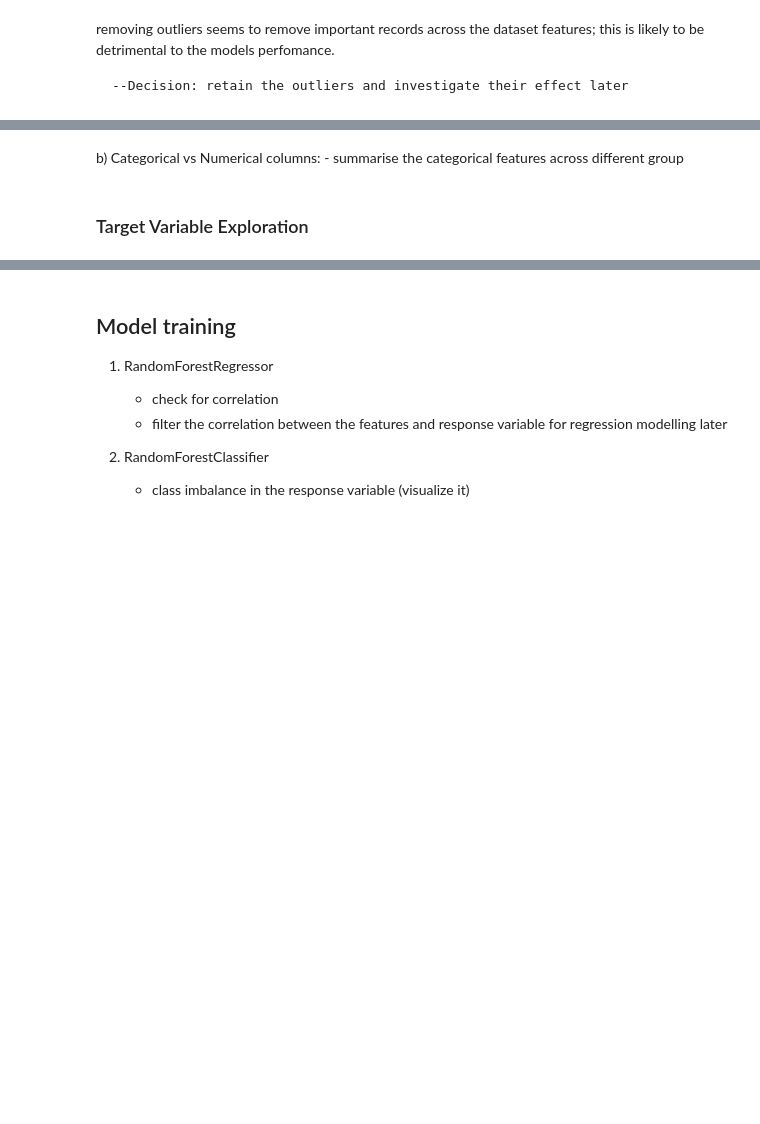
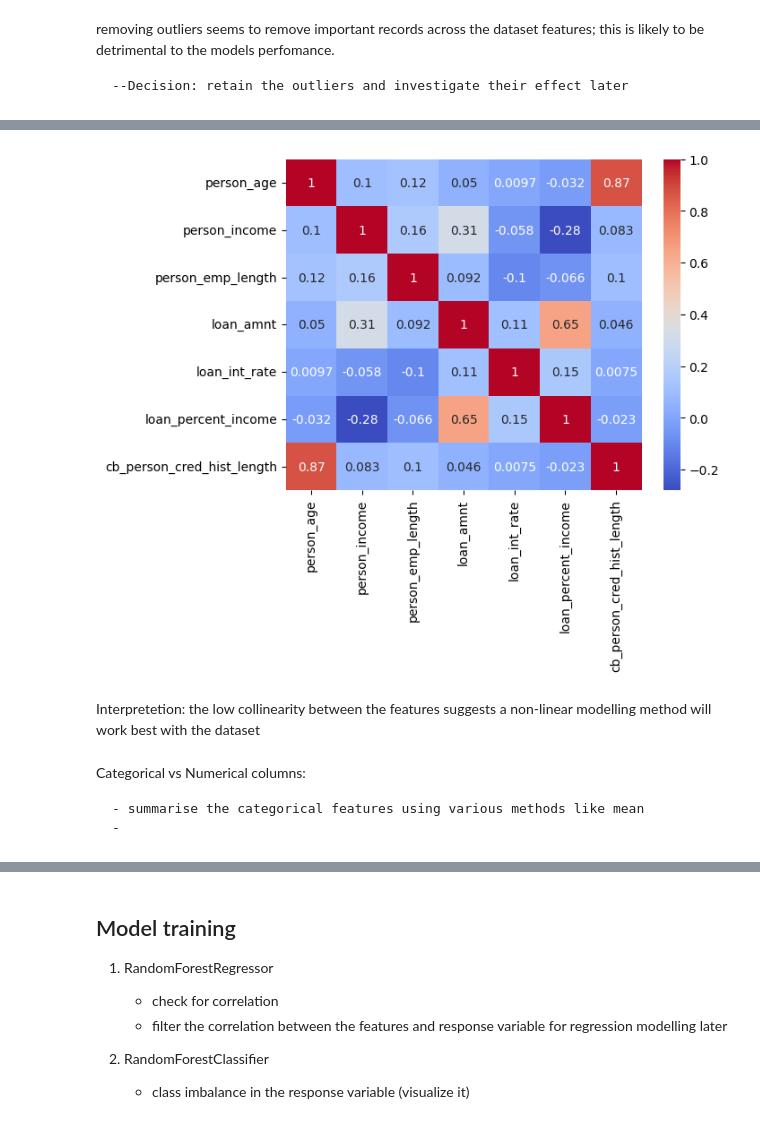
Before and after one commit to Morris-mk/Loan_Approval_Predictor, a Jupyter notebook: project.ipynb, the cells around one changed output, grey strips where cells are left out. Drawn from its saved outputs; the diff is of its cells as text; code cells hidden in the pictures; blank space fills up the shorter version.

```diff
--- a/project.ipynb
+++ b/project.ipynb
@@ -200,0 +264,4 @@ a) Numerical vs Numerical columns:
+# %%
+corr_matrix = train[numerical_columns].corr()
+round(corr_matrix, 2)
+#print(round(corr_matrix, 2))
@@ -201,5 +277,13 @@ a) Numerical vs Numerical columns:
+# %%
+#create a correlation heat_map
+sns.heatmap(corr_matrix, annot= True,cmap= 'coolwarm' )
+plt.show()
+# %% [output]
+[figure, added]
+# %% [markdown]
+Interpretetion: the low collinearity between the features suggests a non-linear modelling method will work best with the dataset
 # %% [markdown]
-b) Categorical vs Numerical columns:
-    - summarise the categorical features across different group
+Categorical vs Numerical columns:
+
+    - summarise the categorical features using various methods like mean
+    -
-# %% [markdown]
-### Target Variable Exploration
```
Also changed, not shown: parts of 26 cells of this notebook.
